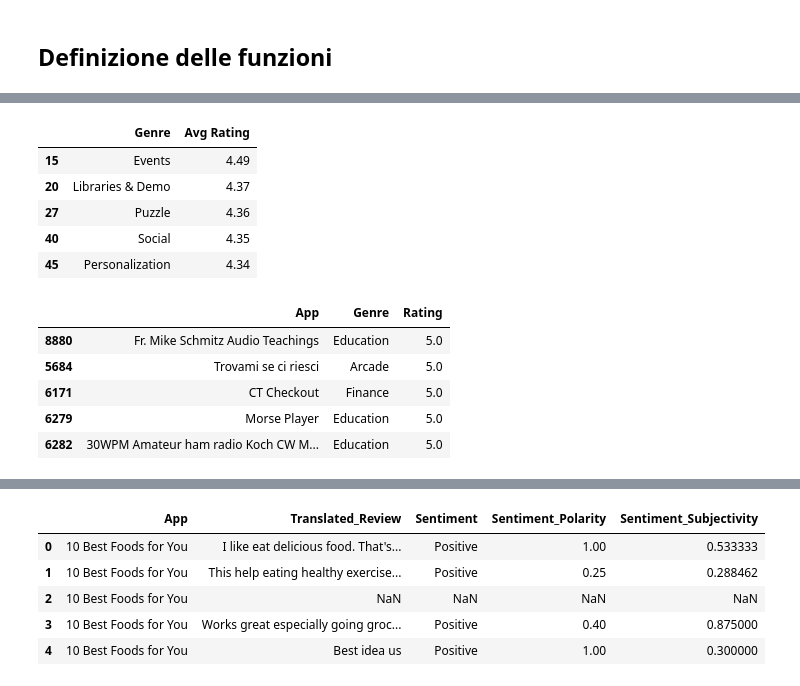
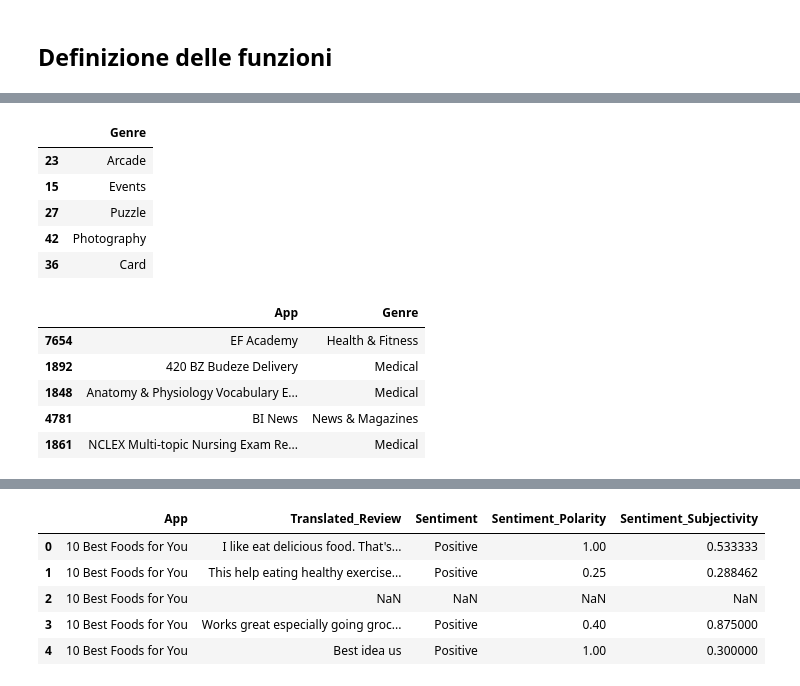
Before and after one commit to MPorcinoBicocca/Fcs_porcino_colombo, a Jupyter notebook: Final Project.ipynb, the cells around one changed output, grey strips where cells are left out. Drawn from its saved outputs; the diff is of its cells as text; code cells hidden in the pictures.

Commit message:
Final commit, complete exam project

```diff
--- a/Final Project.ipynb
+++ b/Final Project.ipynb
@@ -237,28 +223,35 @@ gps['Rating'] = pd.to_numeric(gps['Rating'], downcast='float')
 # %%
 '''
-    - Applicazione delle funzioni definite precedentemente per i punti da 1 a 5
+    - Applicazione delle funzioni definite precedentemente per i punti 1,2,4 e 5 del progetto
+    - Controllo degli attributi che possono avere come valore 'Varies with device' e sostituzione del valore con null
+    - Eliminazione delle colonne con Size, Current Ver e Android Ver np.nan (1111 righe - 10%)
+    - Eliminazione dei duplicati
     - Eliminazione delle colonne non più necessarie
     - Rename delle colonne sistemate
     - Cast degli attributo al tipo corretto
 
 '''
 
-#gps['IntSize'] = gps['Size'].apply(size_to_num)
-#gps['IntInstalls'] = gps['Installs'].apply(installs_to_num)
+gps['IntSize'] = gps['Size'].apply(size_to_num)
+gps['IntInstalls'] = gps['Installs'].apply(installs_to_num)
+gps['Size'].replace(to_replace='Varies with device', value = np.nan, inplace=True)
+gps['Android Ver'].replace(to_replace='Varies with device', value = np.nan, inplace=True)
+gps['Current Ver'].replace(to_replace='Varies with device', value = np.nan, inplace=True)
 gps['Android Ver ok'] = gps['Android Ver'].apply(clean_android_ver)
-#gps['Current Ver ok'] = gps['Current Ver'].apply(clean_current_ver)
+gps['Current Ver ok'] = gps['Current Ver'].apply(clean_current_ver)
+gps.drop(gps[(gps['Size'].isnull())&(gps['Current Ver'].isnull())&(gps['Android Ver'].isnull())].index, inplace = True)
 
-#cleaned_gps = remove_duplicate_rows(gps)
+cleaned_gps = remove_duplicate_rows(gps)
 
-#to_drop = ['Size', 'Installs', 'Android Ver', 'Current Ver']
-#cleaned_gps.drop(to_drop, axis = 1, inplace=True)
+to_drop = ['Size', 'Installs', 'Android Ver', 'Current Ver']
+cleaned_gps.drop(to_drop, axis = 1, inplace=True)
 
-#new_columns = ['App', 'Category','Rating','Reviews','Type','Price','Content Rating','Genres','Last Updated',
-#               'Size', 'Installs', 'Android Ver', 'Current Ver']
-#cleaned_gps.columns = new_columns
+new_columns = ['App', 'Category','Rating','Reviews','Type','Price','Content Rating','Genres','Last Updated',
+              'Size', 'Installs', 'Android Ver', 'Current Ver']
+cleaned_gps.columns = new_columns
 
-#cleaned_gps['Installs'] = pd.to_numeric(cleaned_gps['Installs'], downcast='integer')
-#cleaned_gps['Size'] = pd.to_numeric(cleaned_gps['Size'], downcast='integer')
-#cleaned_gps['Reviews'] = pd.to_numeric(cleaned_gps['Reviews'], downcast='integer')
-#cleaned_gps['Android Ver'] = cleaned_gps['Android Ver'].apply(str)
-#cleaned_gps['Current Ver'] = cleaned_gps['Current Ver'].apply(str)
+cleaned_gps['Installs'] = pd.to_numeric(cleaned_gps['Installs'], downcast='integer')
+cleaned_gps['Size'] = pd.to_numeric(cleaned_gps['Size'], downcast='integer')
+cleaned_gps['Reviews'] = pd.to_numeric(cleaned_gps['Reviews'], downcast='integer')
+cleaned_gps['Android Ver'] = cleaned_gps['Android Ver'].apply(str)
+cleaned_gps['Current Ver'] = cleaned_gps['Current Ver'].apply(str)
@@ -353,23 +335,23 @@ for genre in app_genre_df['Genre'].unique():
 #Creazione del DataFrame Genres
 genres_df = pd.DataFrame({'Genre': genre_list, 'Avg Rating': avg_rating_gen}).sort_values('Avg Rating', ascending = False)
 # %%
-genres_df.head()
+genres_df[['Genre']].head()
 # %% [output]
-|  | Genre | Avg Rating |
-| 15 | Events | 4.49 |
-| 20 | Libraries & Demo | 4.37 |
-| 27 | Puzzle | 4.36 |
-| 40 | Social | 4.35 |
-| 45 | Personalization | 4.34 |
+|  | Genre |
+| 23 | Arcade |
+| 15 | Events |
+| 27 | Puzzle |
+| 42 | Photography |
+| 36 | Card |
 # %%
-app_genre_df.head()
+app_genre_df[['App','Genre']].head()
 # %% [output]
-|  | App | Genre | Rating |
-| 8880 | Fr. Mike Schmitz Audio Teachings | Education | 5.0 |
-| 5684 | Trovami se ci riesci | Arcade | 5.0 |
-| 6171 | CT Checkout | Finance | 5.0 |
-| 6279 | Morse Player | Education | 5.0 |
-| 6282 | 30WPM Amateur ham radio Koch CW M... | Education | 5.0 |
+|  | App | Genre |
+| 7654 | EF Academy | Health & Fitness |
+| 1892 | 420 BZ Budeze Delivery | Medical |
+| 1848 | Anatomy & Physiology Vocabulary E... | Medical |
+| 4781 | BI News | News & Magazines |
+| 1861 | NCLEX Multi-topic Nursing Exam Re... | Medical |
 # %%
 '''
     Per ogni genere presente all'interno del DataFrame creare una colonna con valori booleani.
```
Also changed, not shown: parts of 12 cells of this notebook.
